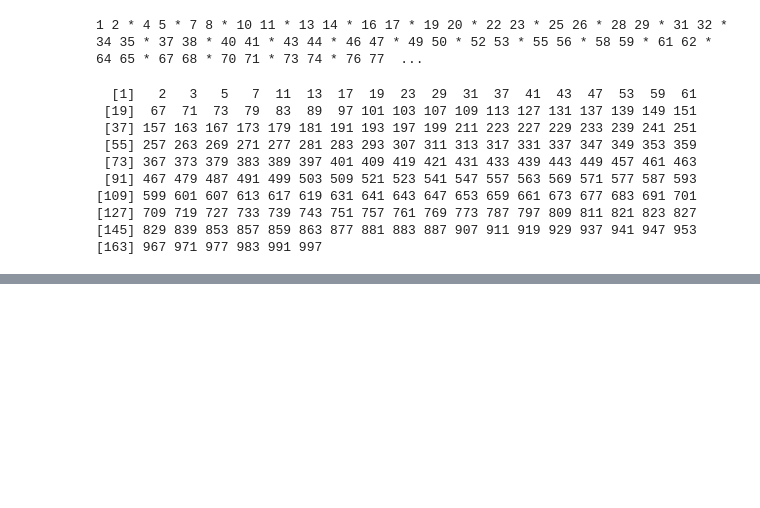
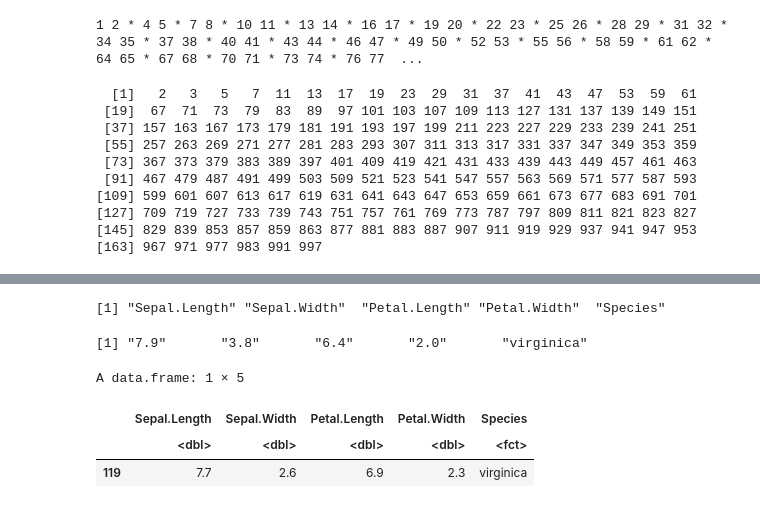
Before and after one commit to layla-focalors/R_kernal, a Jupyter notebook: StydyR2.ipynb, the cells around one changed output, grey strips where cells are left out. Saved outputs shown, nothing was run; the diff lists cells and outputs as text; code cells hidden in the pictures; blank space fills up the shorter version.

```diff
--- a/StydyR2.ipynb
+++ b/StydyR2.ipynb
@@ -1000,0 +1091,15 @@ prime
+# %%
+colnames(iris)
+# %% [output]
+[1] "Sepal.Length" "Sepal.Width"  "Petal.Length" "Petal.Width"  "Species"
+# %%
+iris[iris['Sepal.Length'] == max(iris['Sepal.Length'])]
+# %% [output]
+[1] "7.9"       "3.8"       "6.4"       "2.0"       "virginica"
+# %%
+iris[which(iris['Petal.Length'] == max(iris['Petal.Length'])), ]
+# %% [output]
+A data.frame: 1 × 5
+|  | Sepal.Length | Sepal.Width | Petal.Length | Petal.Width | Species |
+|  | <dbl> | <dbl> | <dbl> | <dbl> | <fct> |
+| 119 | 7.7 | 2.6 | 6.9 | 2.3 | virginica |
```
Also changed, not shown: parts of 10 cells of this notebook.
